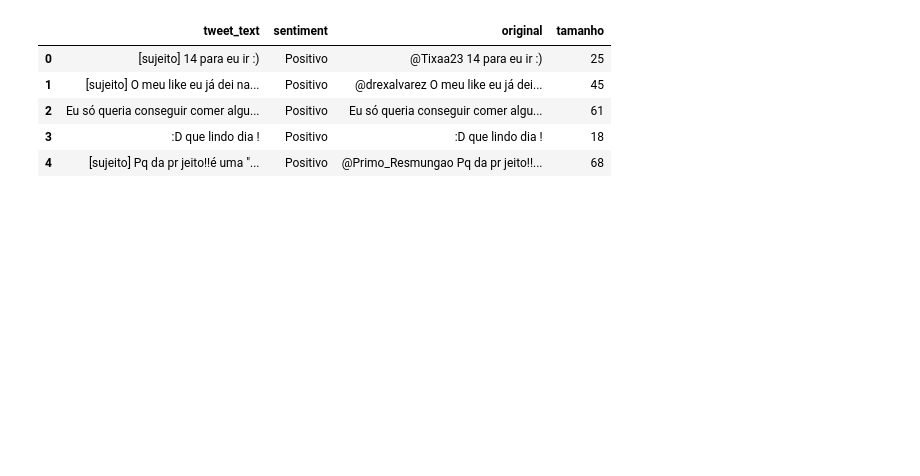
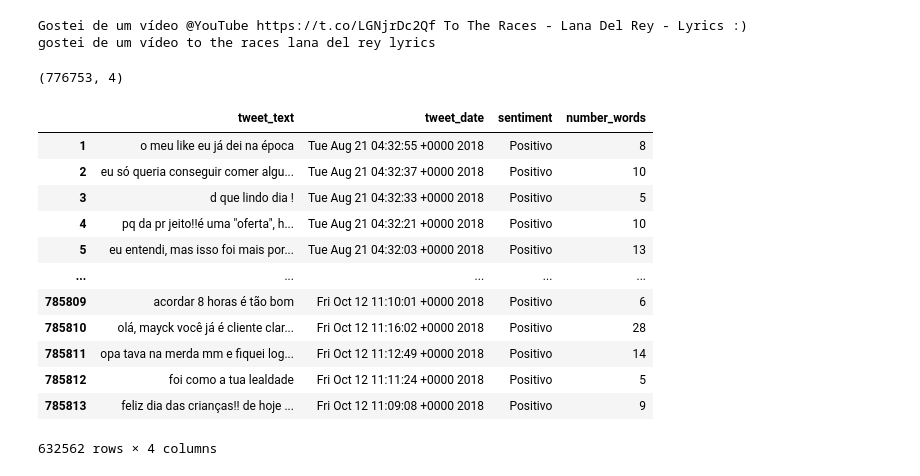
Before and after one commit to atlantico-academy/checape, a Jupyter notebook: notebooks/01 - Exploratory data analisys.ipynb, the cells around one changed output. Saved outputs shown, nothing was run; the diff lists cells and outputs as text; code cells hidden in the pictures; blank space fills up the shorter version.

```diff
--- a/notebooks/01 - Exploratory data analisys.ipynb
+++ b/notebooks/01 - Exploratory data analisys.ipynb
@@ -14,7 +8,15 @@ True
 # %%
-def substitui_arroba(text):
-    arrobas = re.findall(r"@\w+", text)
-    for arroba in arrobas:
-        text = text.replace(arroba, "[sujeito]")
-    return text
+def formatar_texto(texto):
+    texto = (
+        re.sub(r"(http\S+)|(@\w+)", "", texto)  # remove links, usuários
+        .replace(".", "")
+        .replace(";", "")
+        .replace("-", "")
+        .replace(":", "")
+        .replace(")", "")
+    )
+    texto = re.sub(r"(  +)", " ", texto)  # remove espaços duplos
+    texto = texto.lower().strip()
+
+    return texto
 # %%
@@ -25,16 +25,35 @@ df = (
 )
 # %%
-df.head()
+print(df.loc[41].tweet_text)
+print(formatar_texto(df.loc[41].tweet_text))
+
+df.drop_duplicates(["tweet_text"], inplace=True)  # remove textos duplicados
+df["tweet_text"] = df["tweet_text"].apply(formatar_texto)  # formata texto do dataframe
 # %% [output]
-|  | tweet_text | sentiment | original | tamanho |
-| 0 | [sujeito] 14 para eu ir :) | Positivo | @Tixaa23 14 para eu ir :) | 25 |
-| 1 | [sujeito] O meu like eu já dei na... | Positivo | @drexalvarez O meu like eu já dei... | 45 |
-| 2 | Eu só queria conseguir comer algu... | Positivo | Eu só queria conseguir comer algu... | 61 |
-| 3 | :D que lindo dia ! | Positivo | :D que lindo dia ! | 18 |
-| 4 | [sujeito] Pq da pr jeito!!é uma "... | Positivo | @Primo_Resmungao Pq da pr jeito!!... | 68 |
+Gostei de um vídeo @YouTube https://t.co/LGNjrDc2Qf To The Races - Lana Del Rey - Lyrics :)
+gostei de um vídeo to the races lana del rey lyrics
 # %%
 df = df.assign(
-    original = df.tweet_text,
-    tamanho = df.tweet_text.apply(len),
-    tweet_text = df.tweet_text.apply(substitui_arroba)
-)
+    number_words=df.tweet_text.apply(lambda x: len(x.split(" "))),
+)  # adiciona coluna com número de palavras
+formated_df = df.drop(
+    df[df.number_words < 5].index
+)  # remove tweets com menos de 5 palavras
+
+print(df.shape)
+formated_df
+# %% [output]
+(776753, 4)
+|  | tweet_text | tweet_date | sentiment | number_words |
+| 1 | o meu like eu já dei na época | Tue Aug 21 04:32:55 +0000 2018 | Positivo | 8 |
+| 2 | eu só queria conseguir comer algu... | Tue Aug 21 04:32:37 +0000 2018 | Positivo | 10 |
+| 3 | d que lindo dia ! | Tue Aug 21 04:32:33 +0000 2018 | Positivo | 5 |
+| 4 | pq da pr jeito!!é uma "oferta", h... | Tue Aug 21 04:32:21 +0000 2018 | Positivo | 10 |
+| 5 | eu entendi, mas isso foi mais por... | Tue Aug 21 04:32:03 +0000 2018 | Positivo | 13 |
+| ... | ... | ... | ... | ... |
+| 785809 | acordar 8 horas é tão bom | Fri Oct 12 11:10:01 +0000 2018 | Positivo | 6 |
+| 785810 | olá, mayck você já é cliente clar... | Fri Oct 12 11:16:02 +0000 2018 | Positivo | 28 |
+| 785811 | opa tava na merda mm e fiquei log... | Fri Oct 12 11:12:49 +0000 2018 | Positivo | 14 |
+| 785812 | foi como a tua lealdade | Fri Oct 12 11:11:24 +0000 2018 | Positivo | 5 |
+| 785813 | feliz dia das crianças!! de hoje ... | Fri Oct 12 11:09:08 +0000 2018 | Positivo | 9 |
+632562 rows × 4 columns
```
Also changed, not shown: parts of 8 cells of this notebook.
